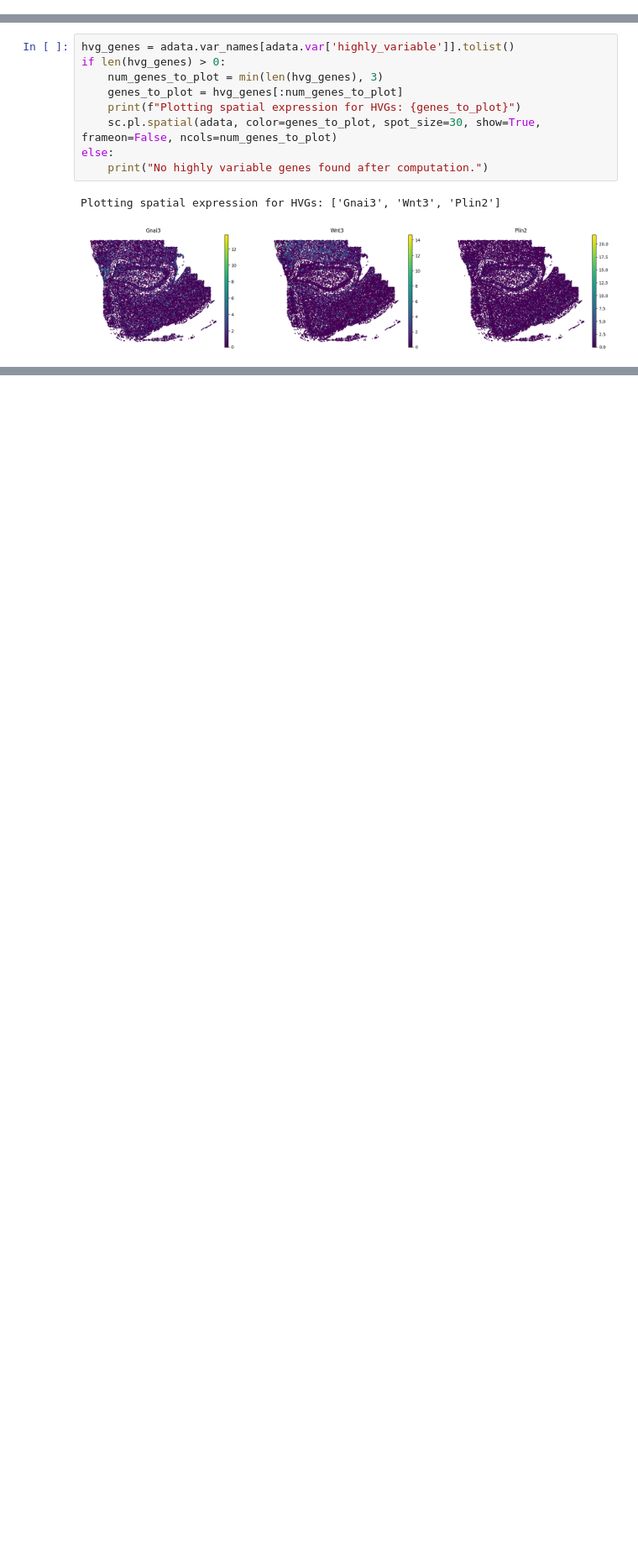
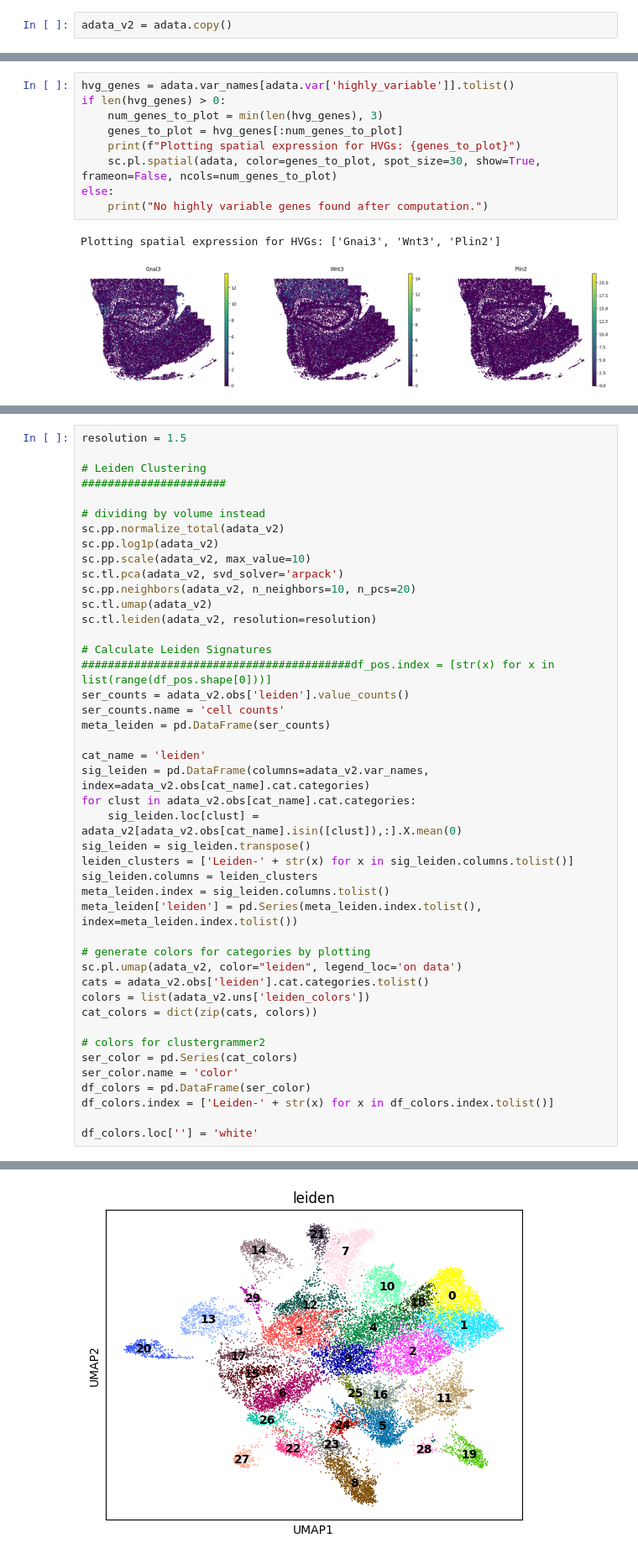
Before and after one commit to michal7kw/SPATIAL_data, a Jupyter notebook: p30/region_R4_analysis.ipynb, the cells around one changed output, grey strips where cells are left out. Shown at 84% size. Cells and saved outputs as stored; diff of their text form; blank space fills up the shorter version.

```diff
--- a/p30/region_R4_analysis.ipynb
+++ b/p30/region_R4_analysis.ipynb
@@ -125,0 +98,2 @@ if adata is None:
+# %%
+adata_v2 = adata.copy()
@@ -366,0 +438,45 @@ Plotting spatial expression for HVGs: ['Gnai3', 'Wnt3', 'Plin2']
+# %%
+resolution = 1.5
+
+# Leiden Clustering
+######################
+
+# dividing by volume instead
+sc.pp.normalize_total(adata_v2)
+sc.pp.log1p(adata_v2)
+sc.pp.scale(adata_v2, max_value=10)
+sc.tl.pca(adata_v2, svd_solver='arpack')
+sc.pp.neighbors(adata_v2, n_neighbors=10, n_pcs=20)
+sc.tl.umap(adata_v2)
+sc.tl.leiden(adata_v2, resolution=resolution)
+
+# Calculate Leiden Signatures
+#########################################df_pos.index = [str(x) for x in list(range(df_pos.shape[0]))]
+ser_counts = adata_v2.obs['leiden'].value_counts()
+ser_counts.name = 'cell counts'
+meta_leiden = pd.DataFrame(ser_counts)
+
+cat_name = 'leiden'
+sig_leiden = pd.DataFrame(columns=adata_v2.var_names, index=adata_v2.obs[cat_name].cat.categories)
+for clust in adata_v2.obs[cat_name].cat.categories:
+    sig_leiden.loc[clust] = adata_v2[adata_v2.obs[cat_name].isin([clust]),:].X.mean(0)
+sig_leiden = sig_leiden.transpose()
+leiden_clusters = ['Leiden-' + str(x) for x in sig_leiden.columns.tolist()]
+sig_leiden.columns = leiden_clusters
+meta_leiden.index = sig_leiden.columns.tolist()
+meta_leiden['leiden'] = pd.Series(meta_leiden.index.tolist(), index=meta_leiden.index.tolist())
+
+# generate colors for categories by plotting
+sc.pl.umap(adata_v2, color="leiden", legend_loc='on data')
+cats = adata_v2.obs['leiden'].cat.categories.tolist()
+colors = list(adata_v2.uns['leiden_colors'])
+cat_colors = dict(zip(cats, colors))
+
+# colors for clustergrammer2
+ser_color = pd.Series(cat_colors)
+ser_color.name = 'color'
+df_colors = pd.DataFrame(ser_color)
+df_colors.index = ['Leiden-' + str(x) for x in df_colors.index.tolist()]
+
+df_colors.loc[''] = 'white'
+# %% [output]
@@ -366,0 +484 @@ Plotting spatial expression for HVGs: ['Gnai3', 'Wnt3', 'Plin2']
+[figure, added]
```
Also changed, not shown: parts of 61 cells of this notebook, 5 other files.
